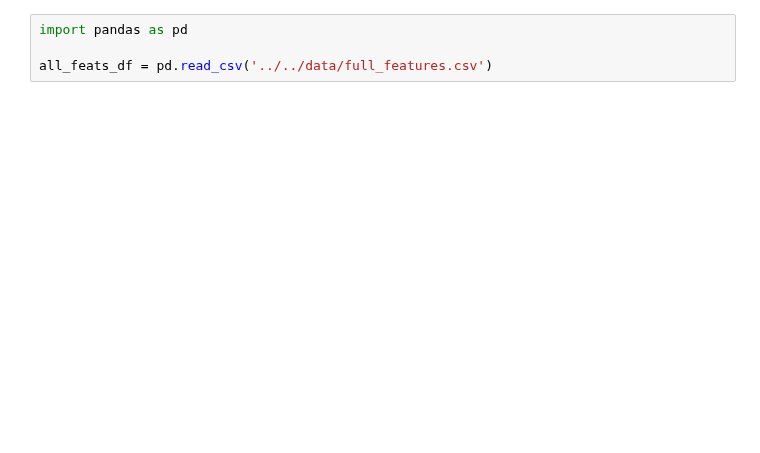
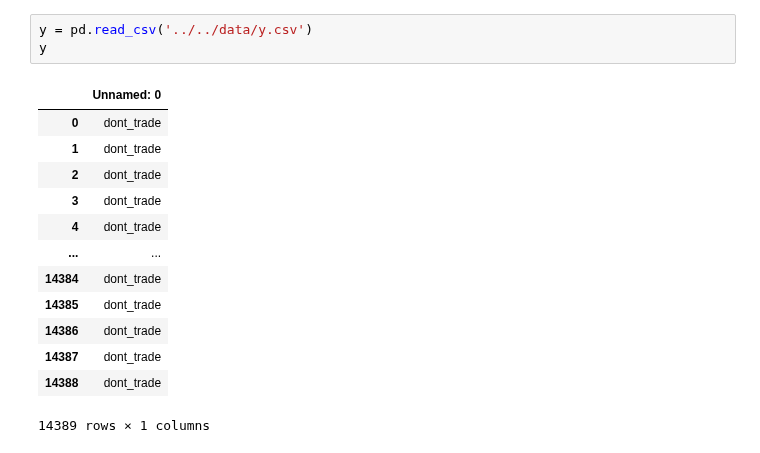
Before and after one commit to henokali1/trdr, a Jupyter notebook: ml/pg.ipynb, the cells around one changed output. Drawn from its saved outputs; the diff is of its cells as text; blank space fills up the shorter version.

```diff
--- a/ml/pg.ipynb
+++ b/ml/pg.ipynb
@@ -1,4 +310,17 @@
 # %%
-import pandas as pd
-
-all_feats_df = pd.read_csv('../../data/full_features.csv')
+y = pd.read_csv('../../data/y.csv')
+y
+# %% [output]
+|  | Unnamed: 0 |
+| 0 | dont_trade |
+| 1 | dont_trade |
+| 2 | dont_trade |
+| 3 | dont_trade |
+| 4 | dont_trade |
+| ... | ... |
+| 14384 | dont_trade |
+| 14385 | dont_trade |
+| 14386 | dont_trade |
+| 14387 | dont_trade |
+| 14388 | dont_trade |
+14389 rows × 1 columns
```
Also changed, not shown: parts of 18 cells of this notebook.
